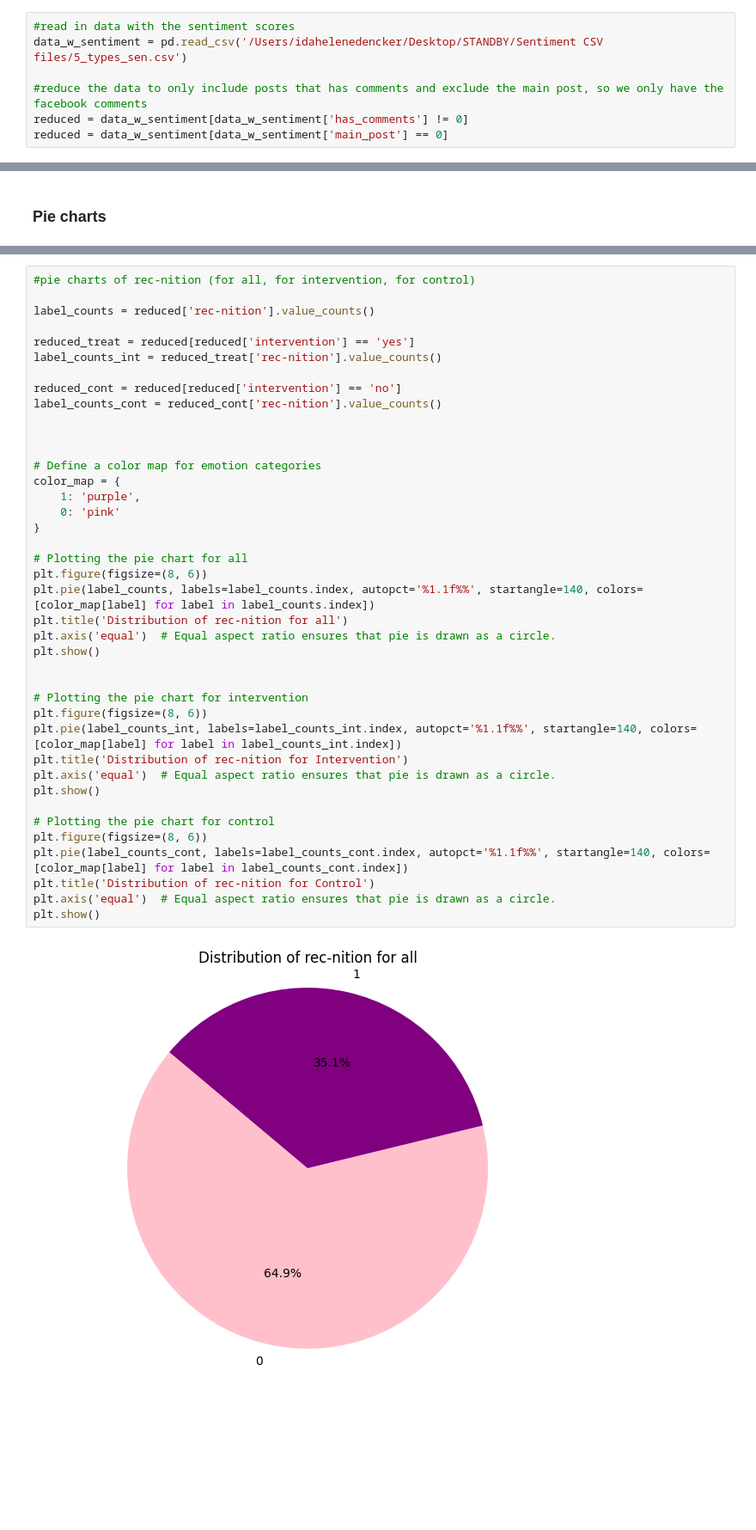
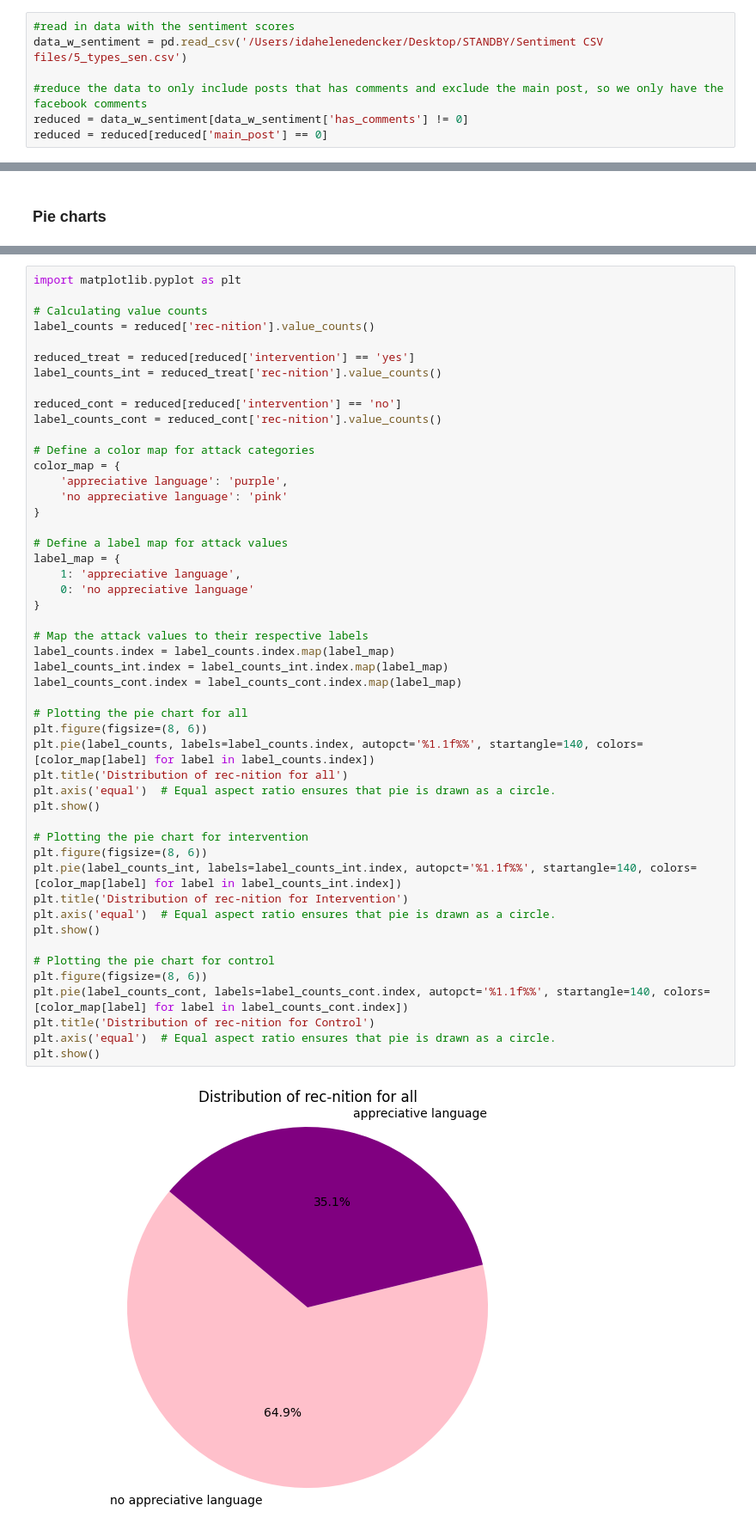
Before and after one commit to idadencker/STANDBY, a Jupyter notebook: Scripts/analysis_standby.ipynb, the cells around one changed output, grey strips where cells are left out. Shown at 86% size. Cells and saved outputs as stored; diff of their text form; blank space fills up the shorter version.

Commit message:
new plots and models

```diff
--- a/Scripts/analysis_standby.ipynb
+++ b/Scripts/analysis_standby.ipynb
@@ -724,4 +731,4 @@ data_w_sentiment = pd.read_csv('/Users/idahelenedencker/Desktop/STANDBY/Sentimen
 
 #reduce the data to only include posts that has comments and exclude the main post, so we only have the facebook comments
 reduced = data_w_sentiment[data_w_sentiment['has_comments'] != 0]
-reduced = data_w_sentiment[data_w_sentiment['main_post'] == 0]
+reduced = reduced[reduced['main_post'] == 0]
@@ -1153,42 +1263,51 @@ plt.show()
 # %%
-#pie charts of rec-nition (for all, for intervention, for control)
+import matplotlib.pyplot as plt
 
+# Calculating value counts
 label_counts = reduced['rec-nition'].value_counts()
 
 reduced_treat = reduced[reduced['intervention'] == 'yes']
 label_counts_int = reduced_treat['rec-nition'].value_counts()
 
 reduced_cont = reduced[reduced['intervention'] == 'no']
 label_counts_cont = reduced_cont['rec-nition'].value_counts()
 
+# Define a color map for attack categories
+color_map = {
+    'appreciative language': 'purple',
+    'no appreciative language': 'pink'
+}
 
+# Define a label map for attack values
+label_map = {
+    1: 'appreciative language',
+    0: 'no appreciative language'
+}
 
-# Define a color map for emotion categories
-color_map = {
-    1: 'purple',
-    0: 'pink'
-}
+# Map the attack values to their respective labels
+label_counts.index = label_counts.index.map(label_map)
+label_counts_int.index = label_counts_int.index.map(label_map)
+label_counts_cont.index = label_counts_cont.index.map(label_map)
 
 # Plotting the pie chart for all
 plt.figure(figsize=(8, 6))
 plt.pie(label_counts, labels=label_counts.index, autopct='%1.1f%%', startangle=140, colors=[color_map[label] for label in label_counts.index])
 plt.title('Distribution of rec-nition for all')
 plt.axis('equal')  # Equal aspect ratio ensures that pie is drawn as a circle.
 plt.show()
-
 
 # Plotting the pie chart for intervention
 plt.figure(figsize=(8, 6))
 plt.pie(label_counts_int, labels=label_counts_int.index, autopct='%1.1f%%', startangle=140, colors=[color_map[label] for label in label_counts_int.index])
 plt.title('Distribution of rec-nition for Intervention')
 plt.axis('equal')  # Equal aspect ratio ensures that pie is drawn as a circle.
 plt.show()
 
 # Plotting the pie chart for control
 plt.figure(figsize=(8, 6))
 plt.pie(label_counts_cont, labels=label_counts_cont.index, autopct='%1.1f%%', startangle=140, colors=[color_map[label] for label in label_counts_cont.index])
 plt.title('Distribution of rec-nition for Control')
 plt.axis('equal')  # Equal aspect ratio ensures that pie is drawn as a circle.
 plt.show()
 # %% [output]
-[figure, old version]
+[figure, new version]
```
Also changed, not shown: parts of 12 cells of this notebook, 8 other files.
